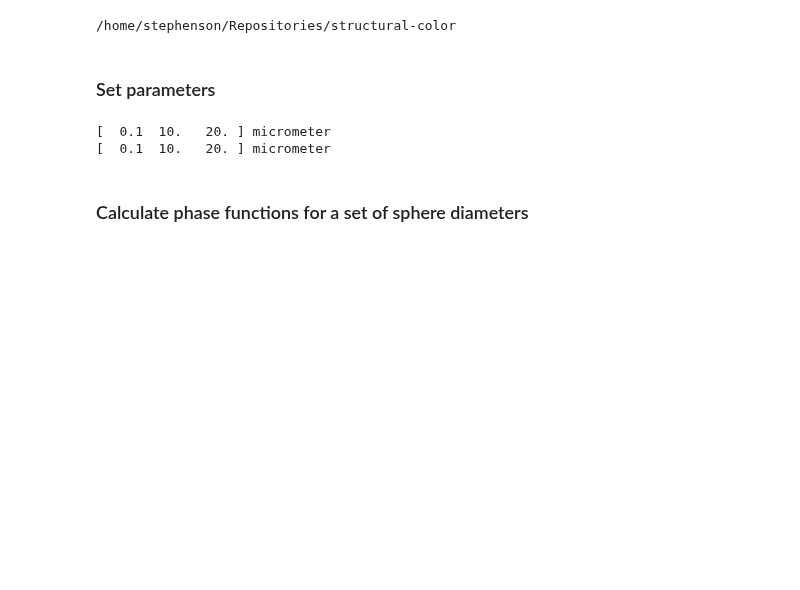
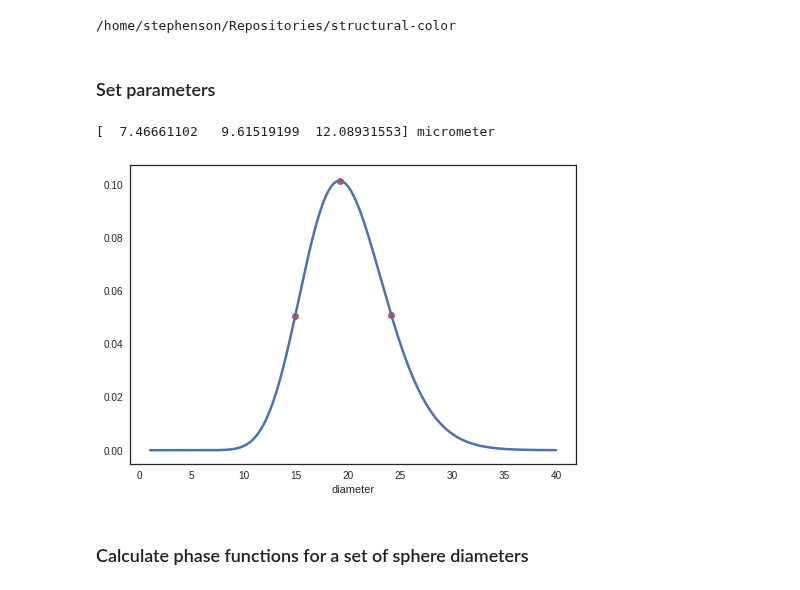
Before and after one commit to manoharan-lab/structural-color, a Jupyter notebook: bulk_polydispersity_tutorial.ipynb, the cells around one changed output. Cells and saved outputs as stored; diff of their text form; code cells hidden in the pictures; blank space fills up the shorter version.

```diff
--- a/bulk_polydispersity_tutorial.ipynb
+++ b/bulk_polydispersity_tutorial.ipynb
@@ -85,16 +47,11 @@ def calc_rad_list(num_radii, radius_mean, pdi):
 # %%
 # calculate radius list to sample from
-rad_mean = microsphere_radius_mean.magnitude
-num_half = int(np.round((num_radii +1)/2))
-microsphere_radius = np.unique(np.hstack((np.linspace(rad_mean/100, rad_mean, num_half),
-          np.linspace(rad_mean, 2*rad_mean, num_half))))*microsphere_radius_mean.units
+
+microsphere_radius = pfs.calc_rad_list(num_radii, microsphere_radius_mean, pdi)
 print(microsphere_radius)
-
-#microsphere_radius = calc_rad_list(num_radii, microsphere_radius_mean, pdi)
-print(microsphere_radius)
 # %% [output]
-[  0.1  10.   20. ] micrometer
-[  0.1  10.   20. ] micrometer
+[  7.46661102   9.61519199  12.08931553] micrometer
+[figure, added]
 # %% [markdown]
 ### Calculate phase functions for a set of sphere diameters
 # %%
```
Also changed, not shown: parts of 8 cells of this notebook, 2 other files.
